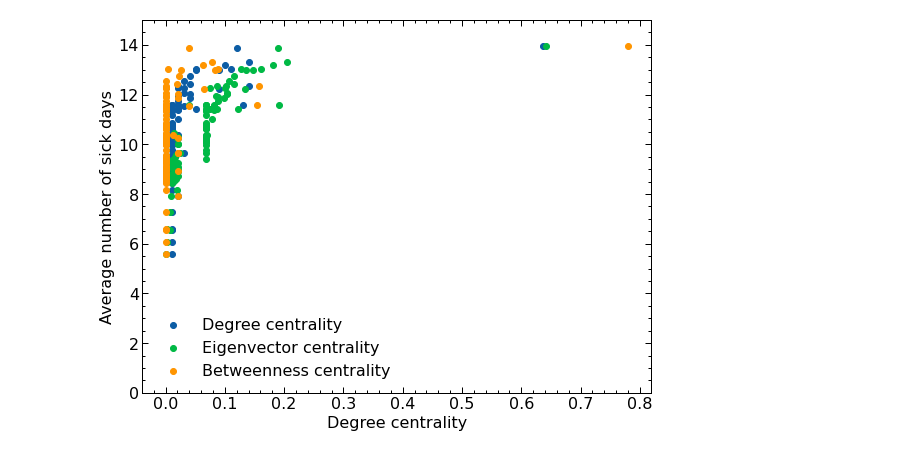
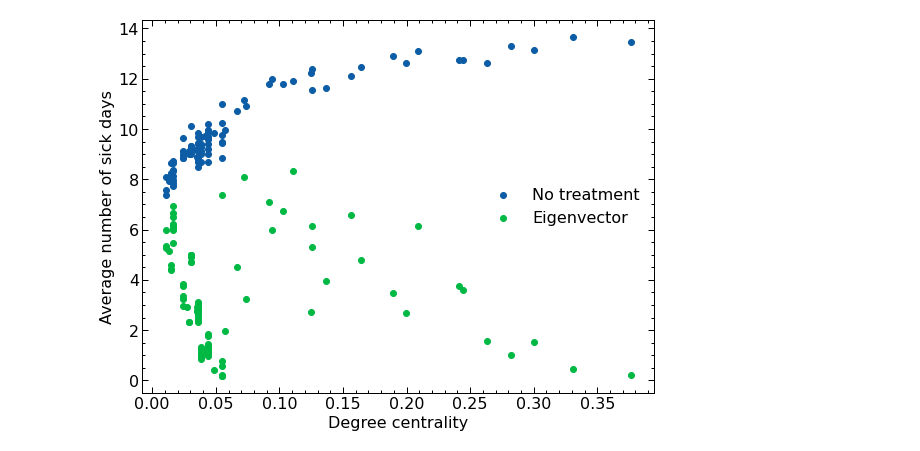
Before and after one commit to EvanLavender13/cst680-project, a Jupyter notebook: exp_scalefree.ipynb, the cells around one changed output. Cells and saved outputs as stored; diff of their text form; code cells hidden in the pictures.

```diff
--- a/exp_scalefree.ipynb
+++ b/exp_scalefree.ipynb
@@ -20,10 +23,12 @@ plt.style.use(["science", "notebook"])
 # %%
-np.random.seed(13)
+SEED = 13
+
+np.random.seed(SEED)
 
 TAU   = 0.25
 RHO   = 0.01
-# ide.GRAPHS["scale"] = nx.generators.random_internet_as_graph(100)
-ide.GRAPHS["scale"] = nx.Graph(nx.generators.scale_free_graph(100).to_undirected())
+ide.GRAPHS["scale"] = nx.generators.random_internet_as_graph(100)
+# ide.GRAPHS["scale"] = nx.Graph(nx.generators.scale_free_graph(100, seed=SEED).to_undirected())
 
 EXP = ide.Experiment()
 EXP.graph_name = "scale"
@@ -31,11 +36,11 @@ EXP.infection_probability     = TAU
 EXP.infected_exit_probability = RHO
 EXP.num_treatments = 1
 EXP.burn_in = 0
-EXP.agent_constructor = ide.RandomAgent
+EXP.agent_constructor = ide.NullAgent
 EXP.scenario_builder()
 print(EXP.env.initial_params)
 
-positions = nx.spring_layout(EXP.env.initial_params.population_graph, seed=13)
+positions = nx.spring_layout(EXP.env.initial_params.population_graph, seed=SEED)
 color_map = ["blue", "red", "purple"]
 EXP.env.render(color_map, pos=positions)
 # %% [output]
@@ -48,5 +53,7 @@ Params(transition_matrix=array([[0.  , 0.  , 0.  ],
 # %%
-EXP.num_steps = 5
+EXP.num_steps = 2
+EXP.agent_constructor = ida.CentralityAgent
+EXP.scenario_builder()
 results = EXP.run()["metric_results"]
 states = np.array(results["states"])
 sick_days = np.array(results["sick-days"])
@@ -87,7 +94,10 @@ def run_simulations(n_sims, exp):
     return metrics
 # %%
 EXP.num_steps = 20
-N = 50
+N = 100
 
 EXP.agent_constructor = ide.NullAgent
 null_metrics = run_simulations(N, EXP)
+
+EXP.agent_constructor = ida.CentralityAgent
+eig_metrics = run_simulations(N, EXP)
@@ -94,24 +110,25 @@ null_metrics = run_simulations(N, EXP)
 # %%
-metrics = [null_metrics]
+metrics = [null_metrics, eig_metrics]
+labels = ["No treatment", "Eigenvector"]
 
 G = ide.GRAPHS["scale"]
 deg_cent = nx.centrality.degree_centrality(G).values()
 eig_cent = nx.centrality.eigenvector_centrality(G).values()
 btw_cent = nx.centrality.betweenness_centrality(G).values()
 
 plt.figure()
 plt.xlabel("Degree centrality")
 plt.ylabel("Average number of sick days")
-plt.ylim(bottom=0, top=15)
+# plt.ylim(bottom=0, top=15)
 # plt.xlim(left=0.0, right=0.5)
-for metric in metrics:
+for metric, label in zip(metrics, labels):
     num_sickdays = metric["num_sickdays"] / N
-    plt.scatter(deg_cent, num_sickdays, label="Degree centrality")
-    plt.scatter(eig_cent, num_sickdays, label="Eigenvector centrality")
-    plt.scatter(btw_cent, num_sickdays, label="Betweenness centrality")
+    # plt.scatter(deg_cent, num_sickdays, label="Degree centrality")
+    plt.scatter(eig_cent, num_sickdays, label=label)
+    # plt.scatter(btw_cent, num_sickdays, label="Betweenness centrality")
 plt.legend()
 plt.tight_layout()
 plt.show()
 # plt.savefig("out/chain-probinfect.png")
 # %% [output]
-[figure, old version]
+[figure, new version]
```
Also changed, not shown: parts of 4 cells of this notebook, 4 other files.
